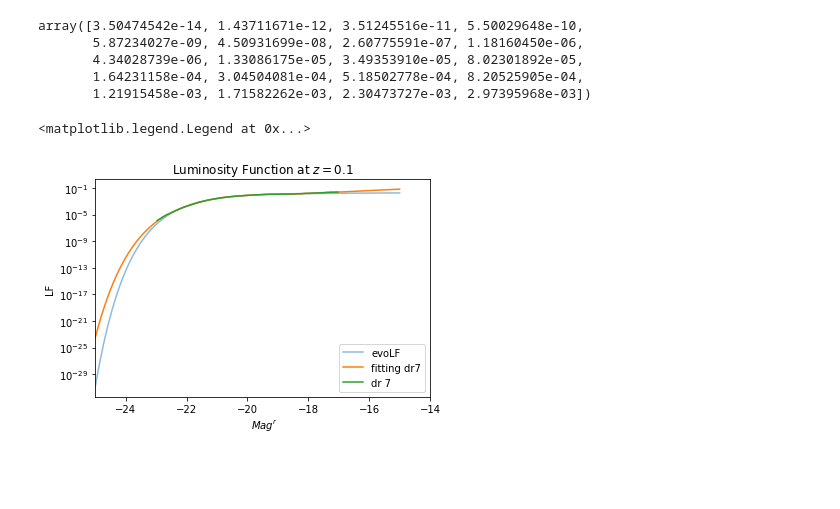
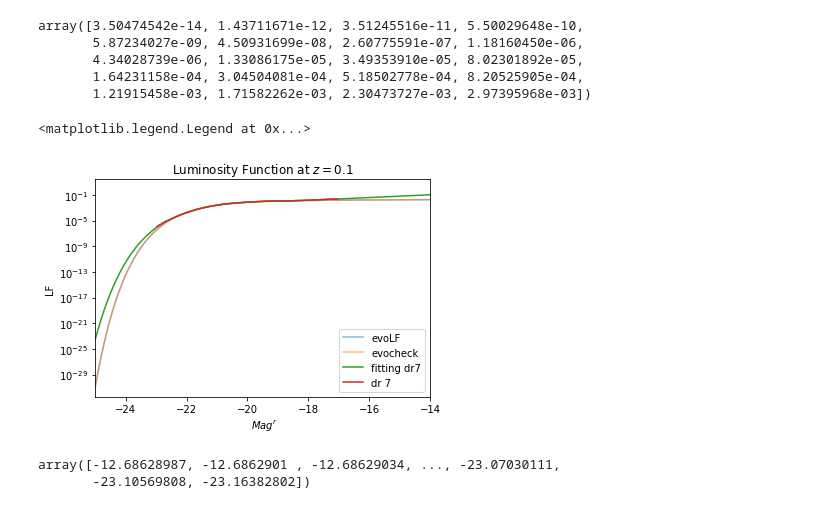
Before and after one commit to zhengyun0215/mock, a Jupyter notebook: loaddata.ipynb, the cells around one changed output. Cells and saved outputs as stored; diff of their text form; code cells hidden in the pictures; blank space fills up the shorter version.

```diff
--- a/loaddata.ipynb
+++ b/loaddata.ipynb
@@ -406,26 +460,30 @@ array([3.50474542e-14, 1.43711671e-12, 3.51245516e-11, 5.50029648e-10,
        1.64231158e-04, 3.04504081e-04, 5.18502778e-04, 8.20525905e-04,
        1.21915458e-03, 1.71582262e-03, 2.30473727e-03, 2.97395968e-03])
 # %%
+
+nstep=1000
+lfx0 = np.linspace(-25,-10,nstep)
+lfy0 = caf(lfx0)
 lfy_test = luminosity_final(lfx0,0.1)
 af_test = AbundanceFunction(lfx0,lfy_test,(-25,-10))
 plt.plot(lfx0,lfy_test,alpha = 0.5,label = 'evoLF')
-# plt.plot(lfx0,af_test(lfx0),'green',alpha = 0.5)
+plt.plot(lfx0,af_test(lfx0),alpha = 0.5,label = 'evocheck')
 plt.yscale('log')
 
 # plt.yscale('log')
 plt.xlim(-25,-14)
 plt.semilogy(lfx0,lfy0,label = 'fitting dr7')
 plt.semilogy(lfB03x,lfB03y,label = 'dr 7 ')
 
 plt.title(r'Luminosity Function at $z = 0.1$')
 plt.xlabel(r' $Mag^r$ ')
 plt.ylabel(r'LF')
 # plt.legend(('z = 0.1','z = 0.2','z = 0.3'),facecolor='white', framealpha=1)
 plt.legend()
 # plt.savefig('/home/yunzheng/mock/abundance_new/picture/lfz=0.1error.pdf',dpi = 100)
 # %% [output]
 <matplotlib.legend.Legend at 0x...>
-[figure, old version]
+[figure, new version]
 # %%
 yint0_test= integrate.cumtrapz(lfy_test,lfx0,initial=0)
 yint_test2 = integrate.cumtrapz(af_test(lfx0),lfx0,initial=0)
@@ -436,3 +494,8 @@ catalog_test = af_test.match(nd_halos[11])
+# %%
+catalog_test
+# %% [output]
+array([-12.68628987, -12.6862901 , -12.68629034, ..., -23.07030111,
+       -23.10569808, -23.16382802])
 # %%
 # ndhalo_test=nd_halos[11]
 newmag0_test = np.interp(ndhalo_test, yint1_test, lfx0[1:])
```
Also changed, not shown: parts of 24 cells of this notebook, 12 other files.
